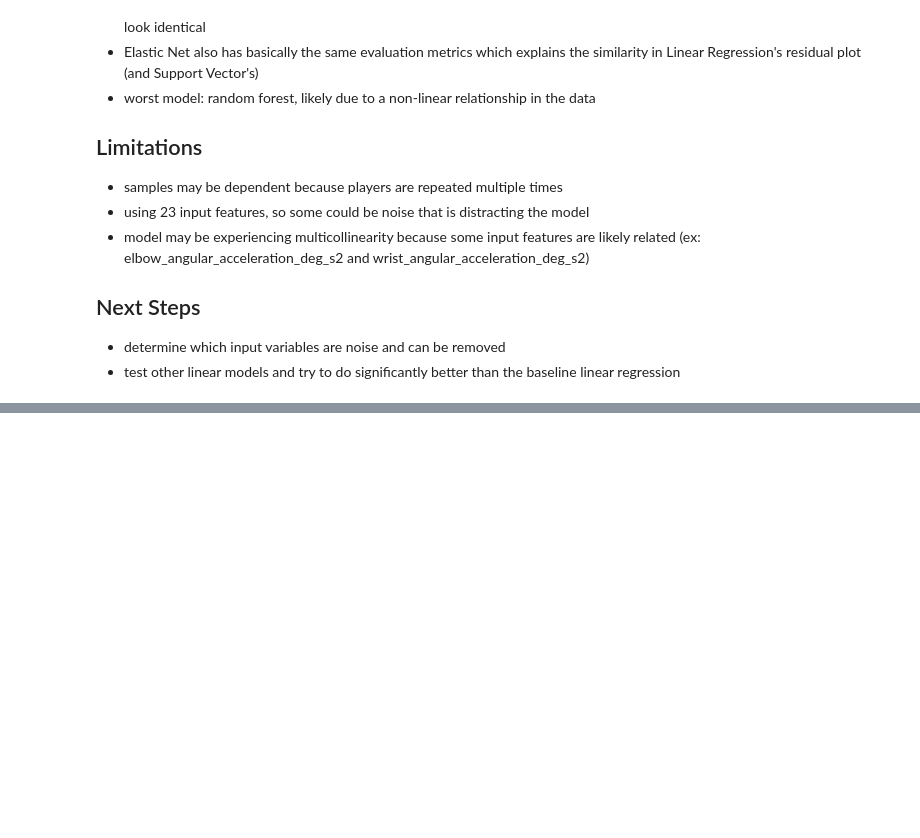
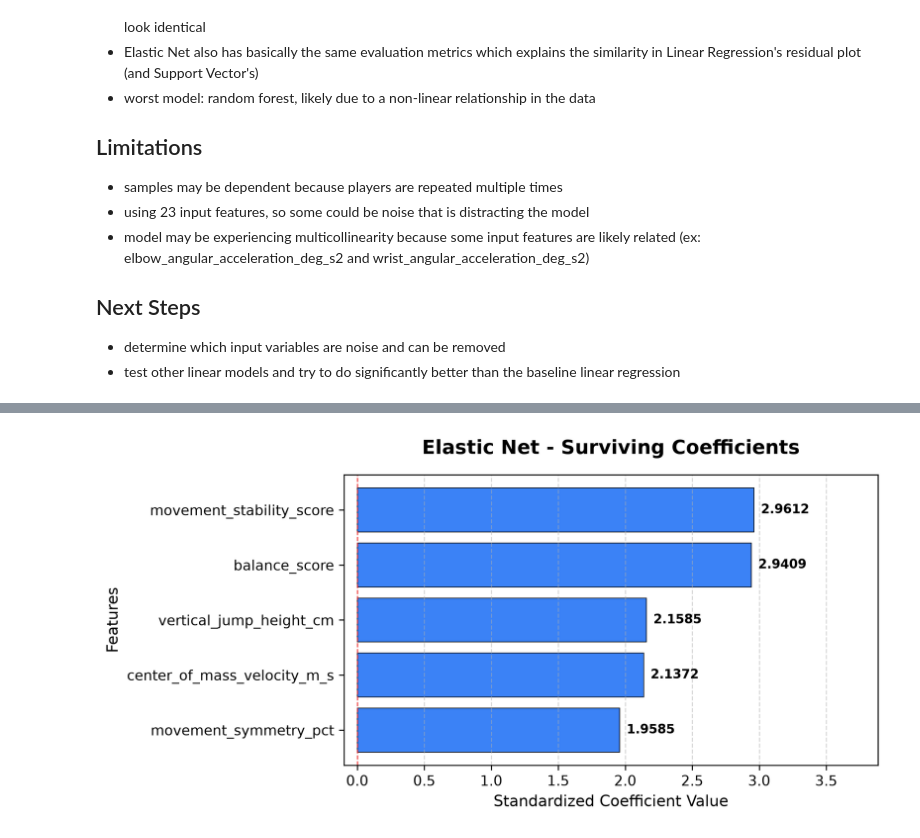
Before and after one commit to skateb2020/ct4101_project, a Jupyter notebook: notebooks/06_analysis.ipynb, the cells around one changed output, grey strips where cells are left out. Saved outputs shown, nothing was run; the diff lists cells and outputs as text; code cells hidden in the pictures; blank space fills up the shorter version.

```diff
--- a/notebooks/06_analysis.ipynb
+++ b/notebooks/06_analysis.ipynb
@@ -203,0 +256,64 @@ plt.show()
+# %%
+#chart showing which features were selected in elastic net and the value of each coefficient (can see strength)
+feature_names = X.columns.tolist()
+en = models['Elastic Net']
+coefficients = en.named_steps['regressor'].coef_
+
+#extract features from pipeline to account for one-hot encoding
+try:
+    feature_names = en.named_steps['preprocessor'].get_feature_names_out()
+except (AttributeError, KeyError):
+    try:
+        feature_names = en.named_steps['encoder'].get_feature_names_out(X.columns)
+    except Exception:
+        if len(X.columns) == len(coefficients):
+            feature_names = X.columns.tolist()
+        else:
+            feature_names = [f"Feature {i}" for i in range(len(coefficients))]
+
+coef_df = pd.DataFrame({
+    'Feature': feature_names,
+    'Coefficient': coefficients
+})
+
+#keep only names
+coef_df['Feature'] = coef_df['Feature'].str.replace("num__", "", regex=False)
+
+#only want kept coefficients
+kept = coef_df[coef_df['Coefficient'] != 0].copy()
+#sort by most impact
+kept['Abs_Coef'] = kept['Coefficient'].abs()
+kept = kept.sort_values(by='Abs_Coef', ascending=True)
+
+fig, ax = plt.subplots(figsize=(8, max(4, len(kept) * 0.4)), dpi=300)
+
+bars = ax.barh(
+    kept['Feature'],
+    kept['Coefficient'],
+    color='#3b82f6',
+    edgecolor='black',
+    linewidth=0.5
+)
+
+ax.bar_label(
+    bars,
+    fmt='%.4f',
+    padding=5,
+    fontsize=9,
+    fontweight='bold'
+)
+
+ax.set_title('Elastic Net - Surviving Coefficients', fontsize=14, fontweight='bold', pad=15)
+ax.set_xlabel('Standardized Coefficient Value', fontsize=11)
+ax.set_ylabel('Features', fontsize=11)
+ax.axvline(x=0, color='r', linestyle='--', linewidth=0.8, alpha=0.7)
+ax.grid(axis='x', linestyle='--', alpha=0.5)
+
+xmin, xmax = ax.get_xlim()
+ax.set_xlim(xmin * 1.2 if xmin < 0 else -0.1, xmax * 1.25)
+
+plt.tight_layout()
+plt.savefig('../reports/elastic_net_coefficients.png', dpi=300, bbox_inches='tight')
+plt.show()
+# %% [output]
+[figure, added]
```
Also changed, not shown: parts of 6 cells of this notebook, 4 other files.
